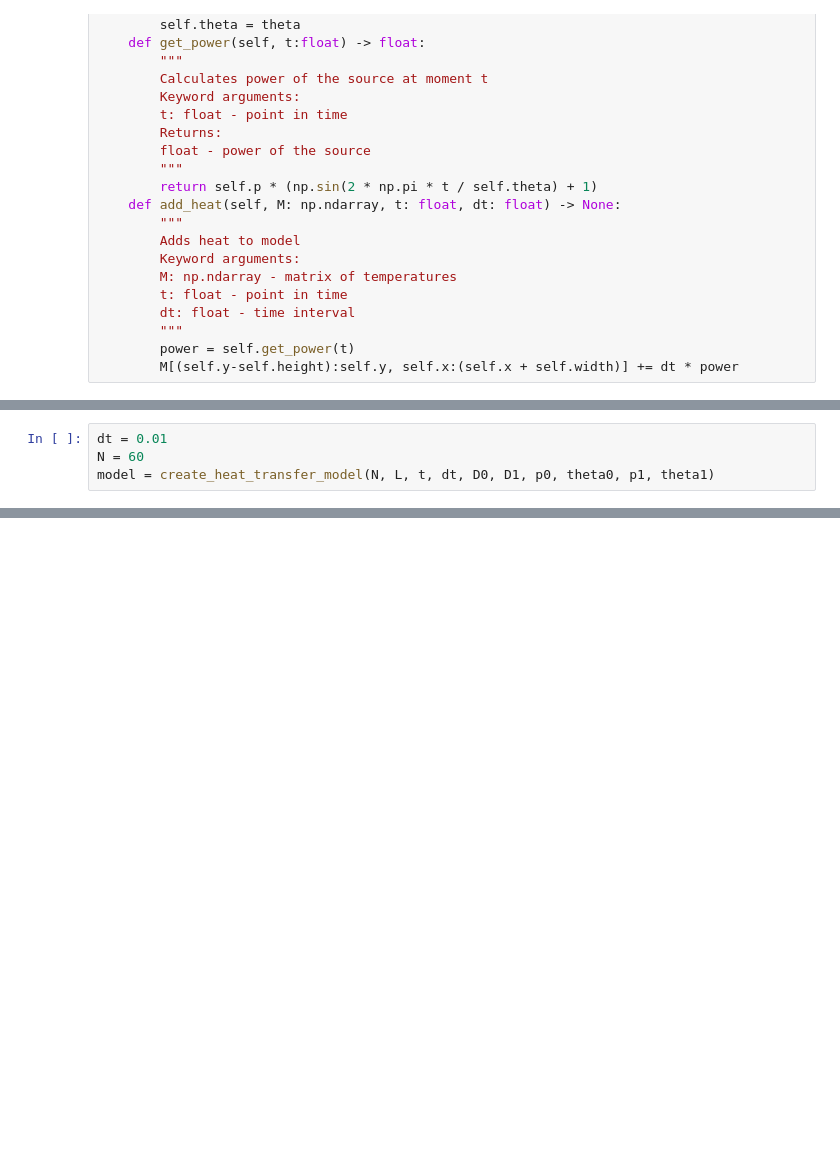
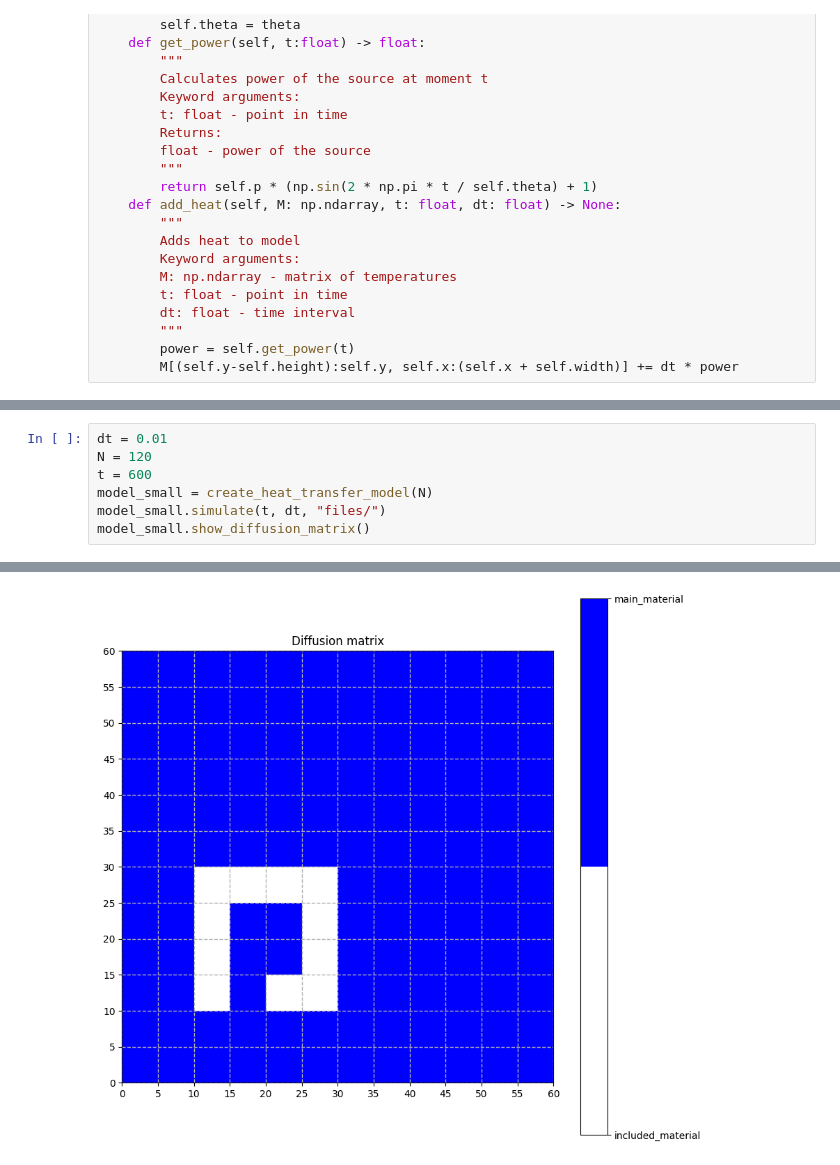
Before and after one commit to igmirnyy/CP3, a Jupyter notebook: HW2.heat_transfer_problem_2d/heat_transfer_problem_2d_2023.ipynb, the cells around one changed output, grey strips where cells are left out. Drawn from its saved outputs; the diff is of its cells as text; blank space fills up the shorter version.

```diff
--- a/HW2.heat_transfer_problem_2d/heat_transfer_problem_2d_2023.ipynb
+++ b/HW2.heat_transfer_problem_2d/heat_transfer_problem_2d_2023.ipynb
@@ -408,4 +487,8 @@ model.show_model_scheme()
 # %%
 dt = 0.01
-N = 60
-model = create_heat_transfer_model(N, L, t, dt, D0, D1, p0, theta0, p1, theta1)
+N = 120
+t = 600
+model_small = create_heat_transfer_model(N)
+model_small.simulate(t, dt, "files/")
+model_small.show_diffusion_matrix()
+# %% [output]
@@ -411,0 +496 @@ model = create_heat_transfer_model(N, L, t, dt, D0, D1, p0, theta0, p1, theta1)
+[figure, added]
```
Also changed, not shown: parts of 13 cells of this notebook, 30 other files.
